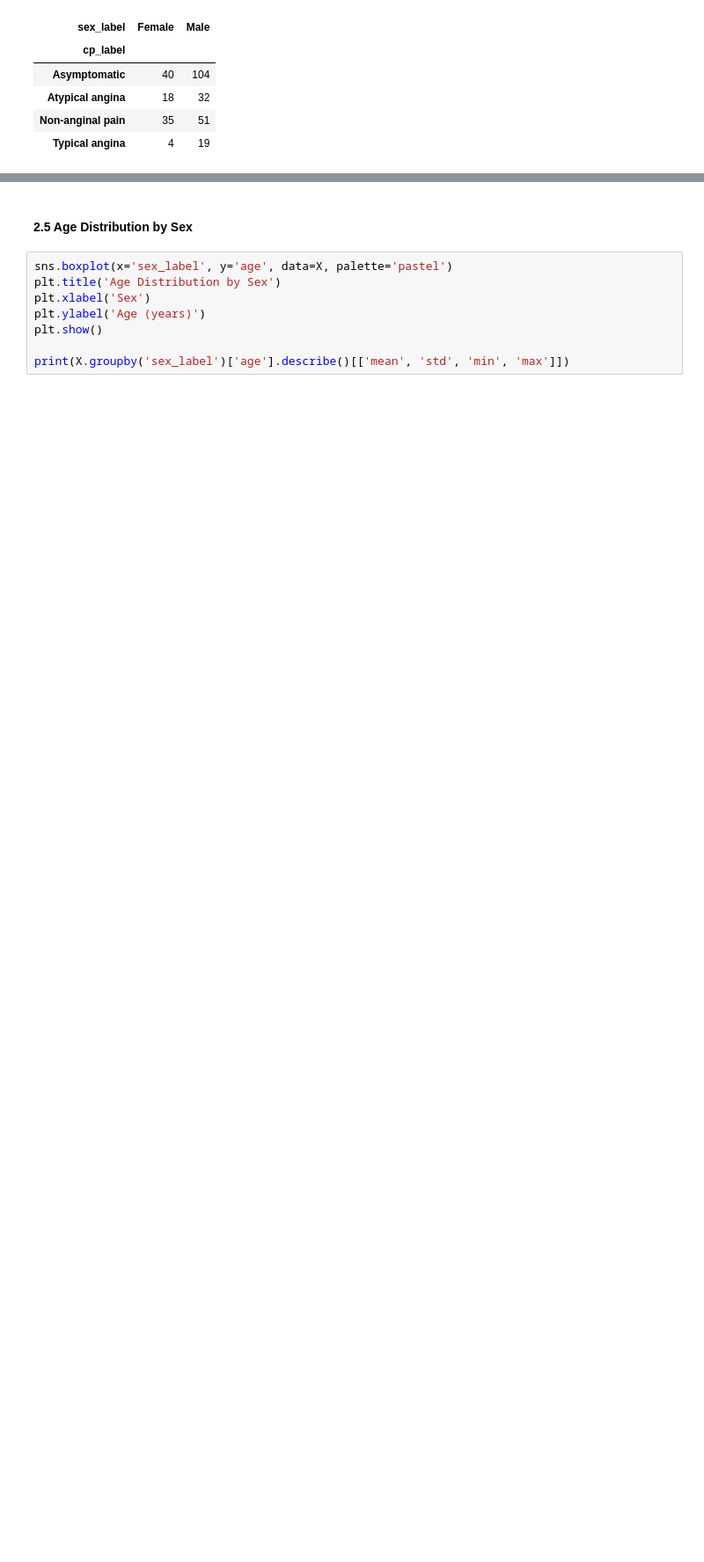
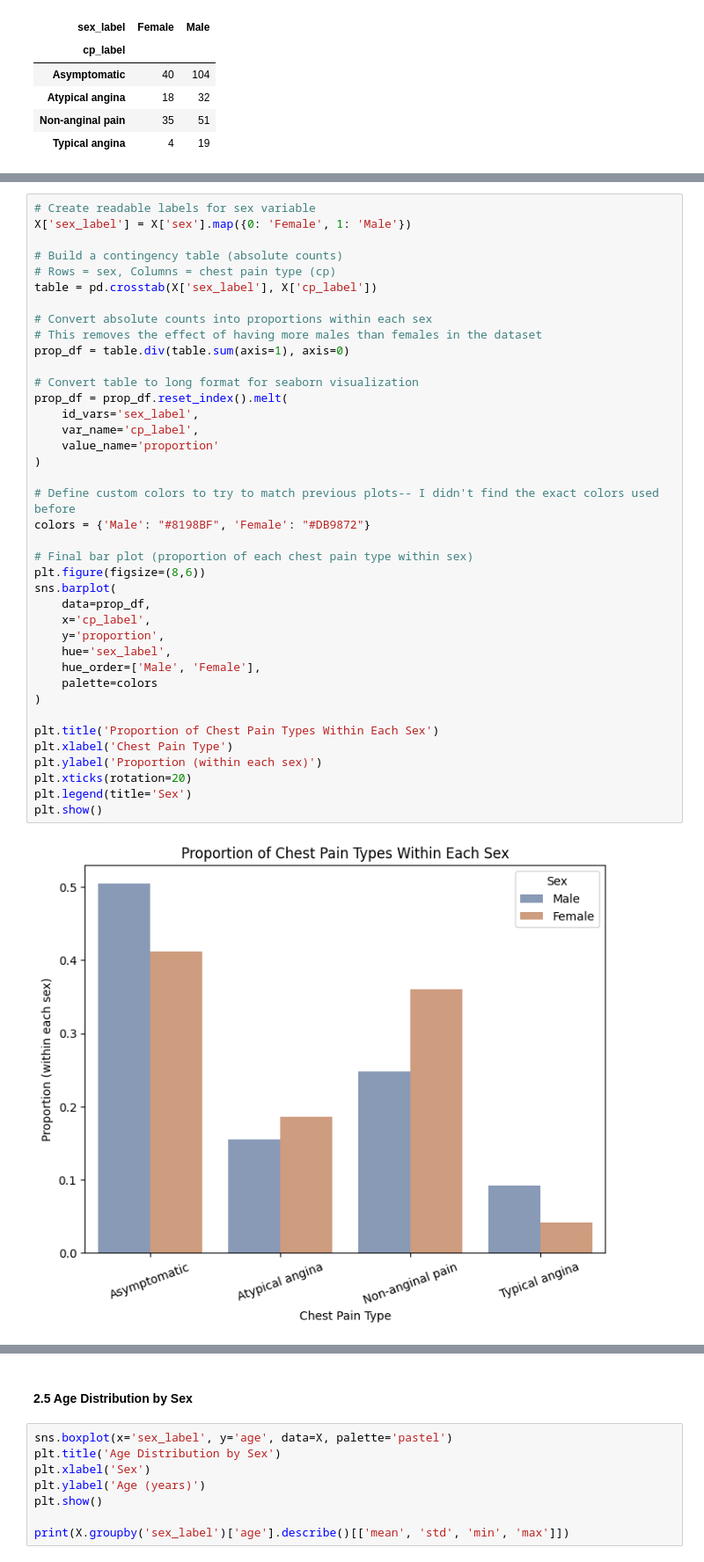
Before and after one commit to Mihalachee/Phenotypic-Bias-in-Heart-Disease-Prediction, a Jupyter notebook: indiviual.ipynb, the cells around one changed output, grey strips where cells are left out. Shown at 88% size. Saved outputs shown, nothing was run; the diff lists cells and outputs as text; blank space fills up the shorter version.

Commit message:
Before k fold

```diff
--- a/indiviual.ipynb
+++ b/indiviual.ipynb
@@ -354 +355,42 @@ pd.crosstab(X['cp_label'], X['sex_label'])
+# %%
+# Create readable labels for sex variable
+X['sex_label'] = X['sex'].map({0: 'Female', 1: 'Male'})
+
+# Build a contingency table (absolute counts)
+# Rows = sex, Columns = chest pain type (cp)
+table = pd.crosstab(X['sex_label'], X['cp_label'])
+
+# Convert absolute counts into proportions within each sex
+# This removes the effect of having more males than females in the dataset
+prop_df = table.div(table.sum(axis=1), axis=0)
+
+# Convert table to long format for seaborn visualization
+prop_df = prop_df.reset_index().melt(
+    id_vars='sex_label',
+    var_name='cp_label',
+    value_name='proportion'
+)
+
+# Define custom colors to try to match previous plots-- I didn't find the exact colors used before
+colors = {'Male': "#8198BF", 'Female': "#DB9872"}
+
+# Final bar plot (proportion of each chest pain type within sex)
+plt.figure(figsize=(8,6))
+sns.barplot(
+    data=prop_df,
+    x='cp_label',
+    y='proportion',
+    hue='sex_label',
+    hue_order=['Male', 'Female'],
+    palette=colors
+)
+
+plt.title('Proportion of Chest Pain Types Within Each Sex')
+plt.xlabel('Chest Pain Type')
+plt.ylabel('Proportion (within each sex)')
+plt.xticks(rotation=20)
+plt.legend(title='Sex')
+plt.show()
+# %% [output]
+[figure, added]
 # %% [markdown]
```
Also changed, not shown: parts of 21 cells of this notebook.
